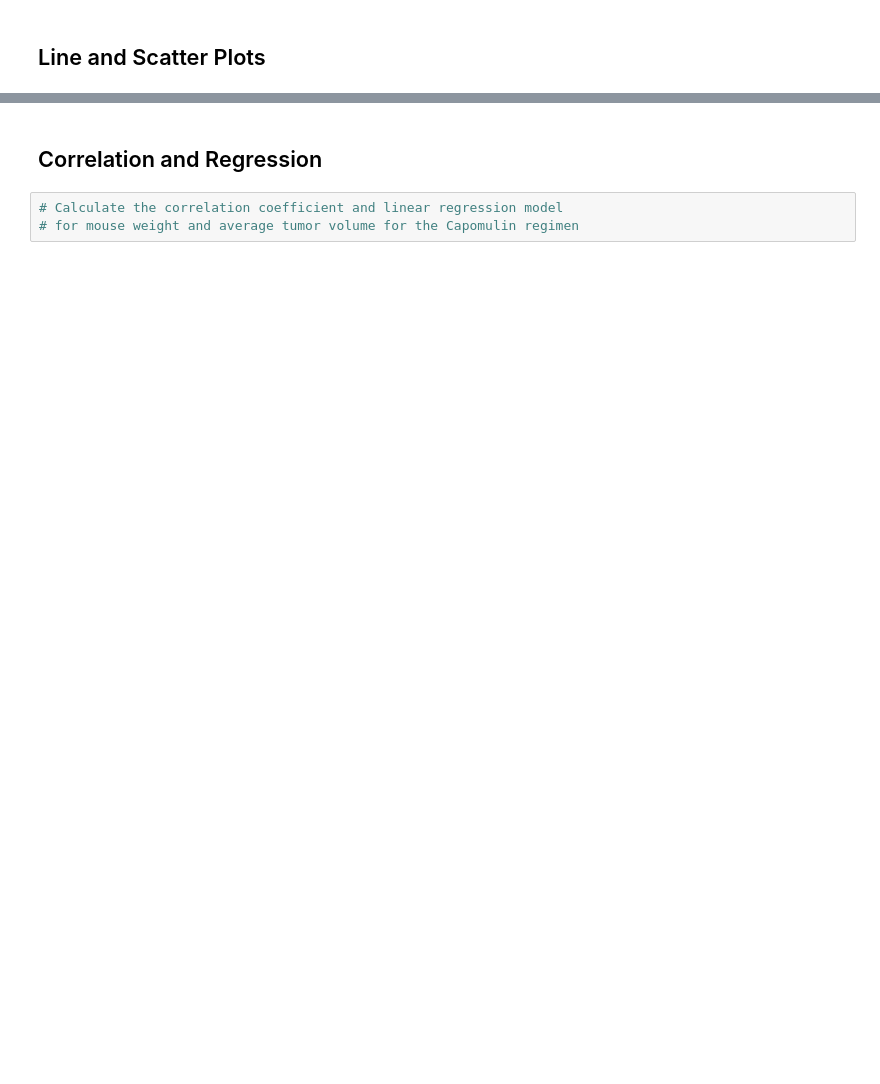
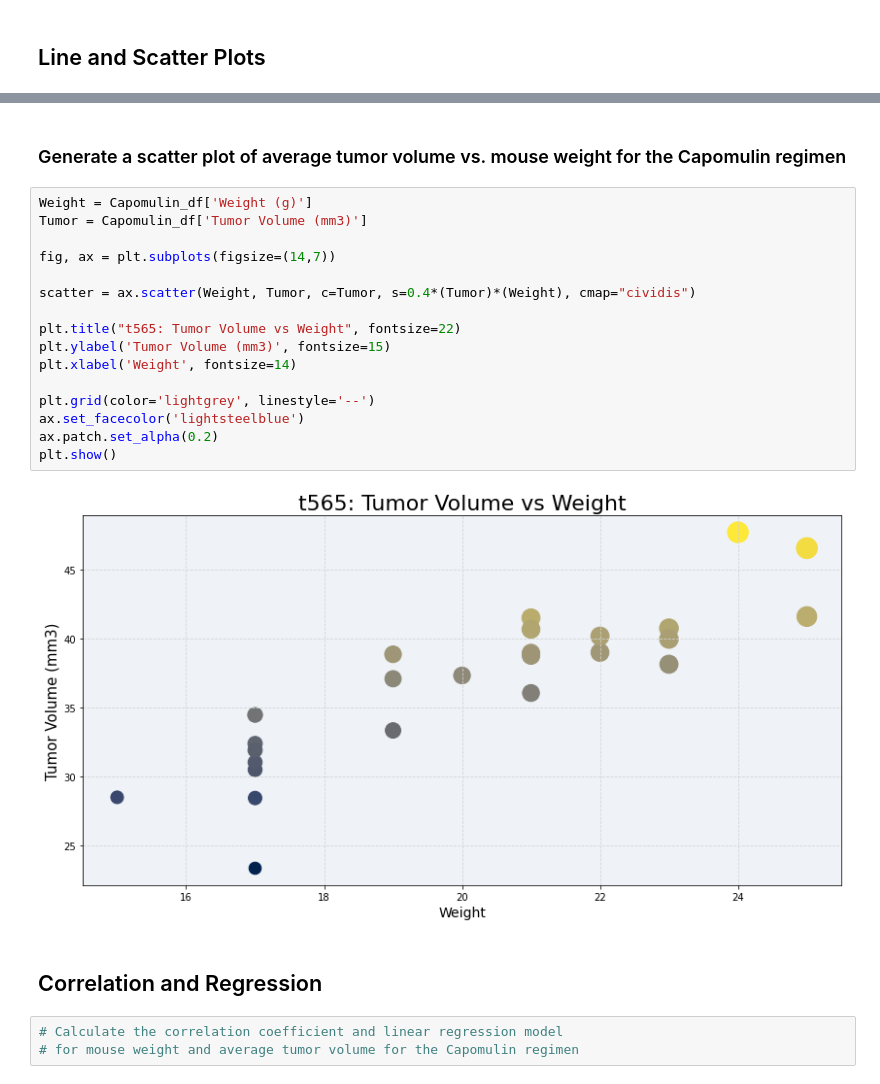
Before and after one commit to naydeenmonzon/Matploblib-Challenge, a Jupyter notebook: pymaceuticals_starter.ipynb, the cells around one changed output, grey strips where cells are left out. Saved outputs shown, nothing was run; the diff lists cells and outputs as text; blank space fills up the shorter version.

```diff
--- a/pymaceuticals_starter.ipynb
+++ b/pymaceuticals_starter.ipynb
@@ -368,3 +459,23 @@ plt.show()
+# %% [markdown]
+### Generate a scatter plot of average tumor volume vs. mouse weight for the Capomulin regimen
+# %%
+Weight = Capomulin_df['Weight (g)']
+Tumor = Capomulin_df['Tumor Volume (mm3)']
+
+fig, ax = plt.subplots(figsize=(14,7))
+
+scatter = ax.scatter(Weight, Tumor, c=Tumor, s=0.4*(Tumor)*(Weight), cmap="cividis")
+
+plt.title("t565: Tumor Volume vs Weight", fontsize=22)
+plt.ylabel('Tumor Volume (mm3)', fontsize=15)
+plt.xlabel('Weight', fontsize=14)
+
+plt.grid(color='lightgrey', linestyle='--')
+ax.set_facecolor('lightsteelblue')
+ax.patch.set_alpha(0.2)
+plt.show()
+# %% [output]
+[figure, added]
 # %% [markdown]
 ## Correlation and Regression
 # %%
```
Also changed, not shown: parts of 17 cells of this notebook.
